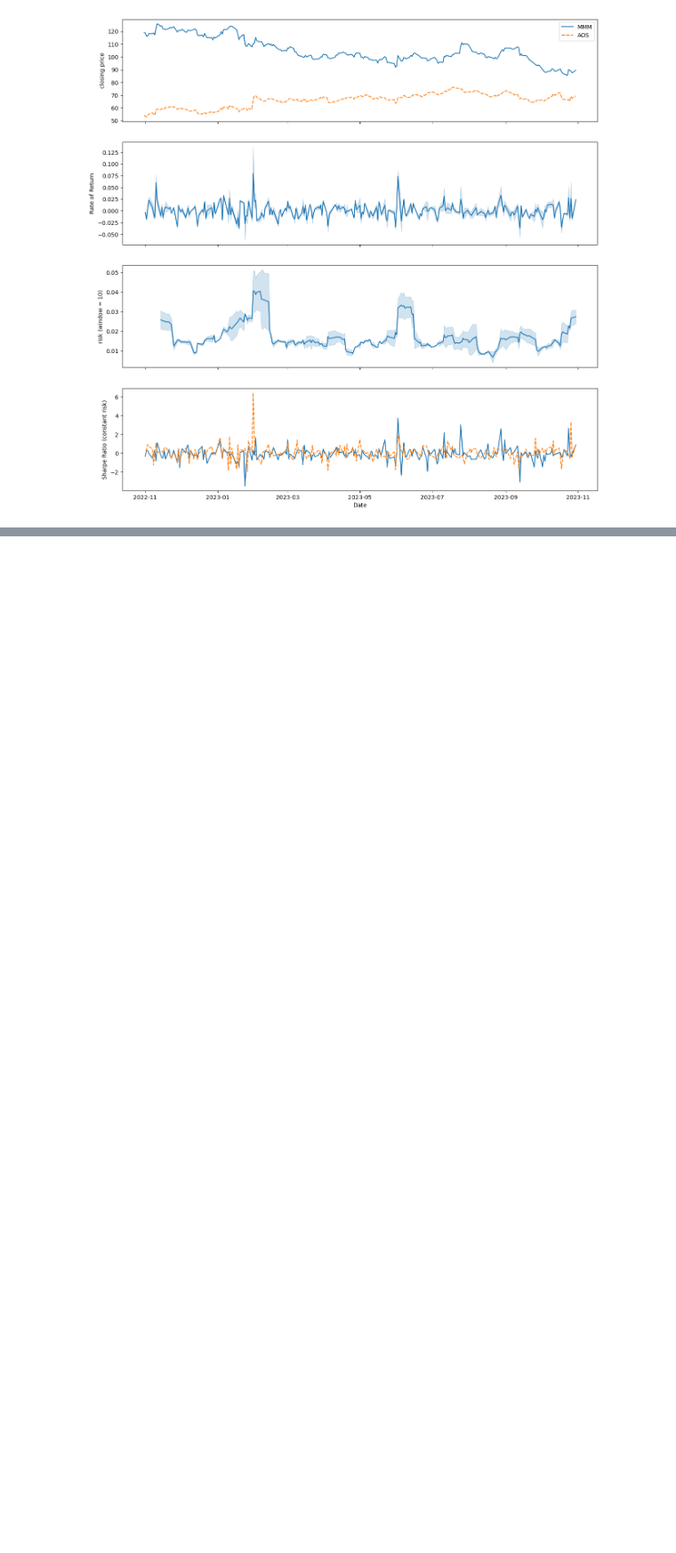
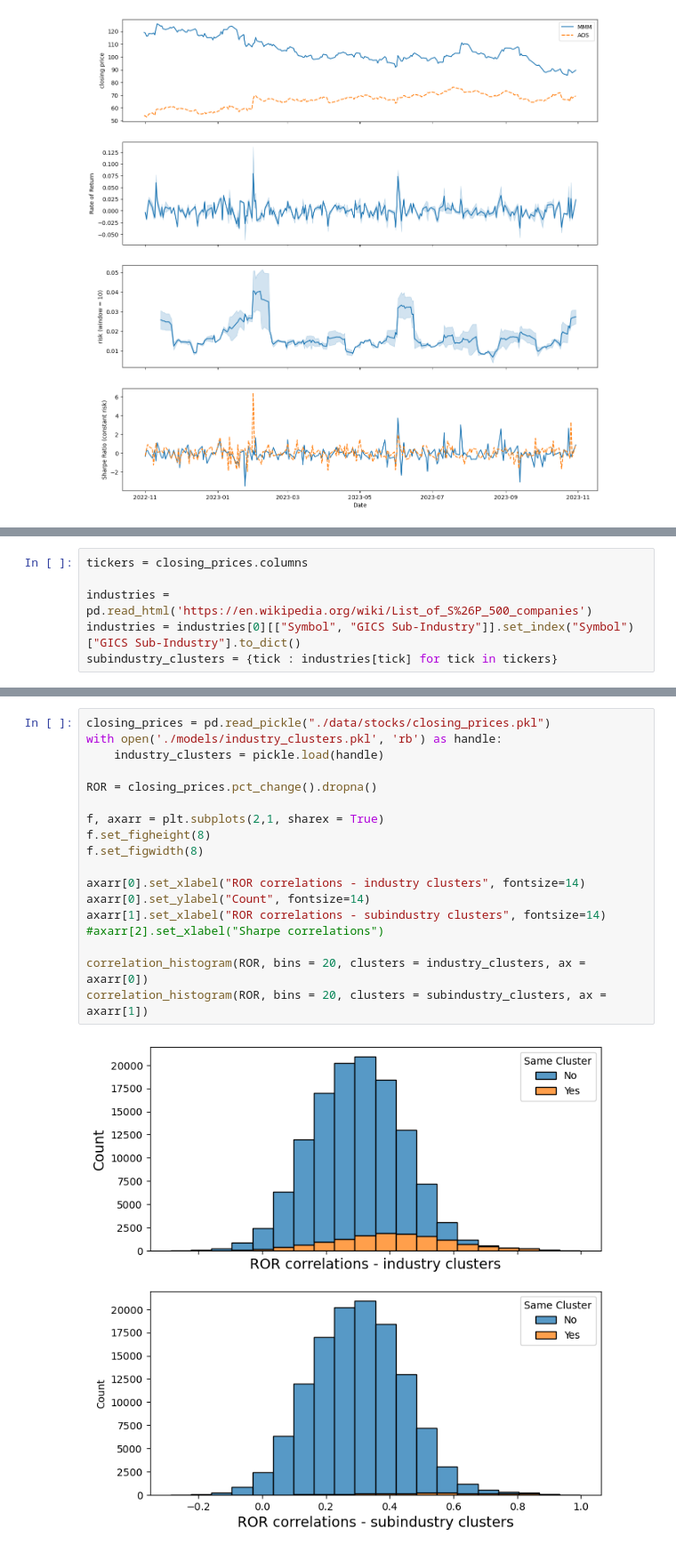
Before and after one commit to AssafBarNatan/SP500-clustering, a Jupyter notebook: EDA.ipynb, the cells around one changed output, grey strips where cells are left out. Shown at 89% size. Saved outputs shown, nothing was run; the diff lists cells and outputs as text; blank space fills up the shorter version.

Commit message:
adds a bit of industry subclusters to EDA

```diff
--- a/EDA.ipynb
+++ b/EDA.ipynb
@@ -474,0 +478,6 @@ y = axarr[3].set_ylabel("Sharpe Ratio (constant risk)")
+# %%
+tickers = closing_prices.columns
+
+industries = pd.read_html('https://en.wikipedia.org/wiki/List_of_S%26P_500_companies')
+industries = industries[0][["Symbol", "GICS Sub-Industry"]].set_index("Symbol")["GICS Sub-Industry"].to_dict()
+subindustry_clusters = {tick : industries[tick] for tick in tickers}
@@ -474,0 +497,20 @@ y = axarr[3].set_ylabel("Sharpe Ratio (constant risk)")
+# %%
+closing_prices = pd.read_pickle("./data/stocks/closing_prices.pkl")
+with open('./models/industry_clusters.pkl', 'rb') as handle:
+    industry_clusters = pickle.load(handle)
+
+ROR = closing_prices.pct_change().dropna()
+
+f, axarr = plt.subplots(2,1, sharex = True)
+f.set_figheight(8)
+f.set_figwidth(8)
+
+axarr[0].set_xlabel("ROR correlations - industry clusters", fontsize=14)
+axarr[0].set_ylabel("Count", fontsize=14)
+axarr[1].set_xlabel("ROR correlations - subindustry clusters", fontsize=14)
+#axarr[2].set_xlabel("Sharpe correlations")
+
+correlation_histogram(ROR, bins = 20, clusters = industry_clusters, ax = axarr[0])
+correlation_histogram(ROR, bins = 20, clusters = subindustry_clusters, ax = axarr[1])
+# %% [output]
+[figure, added]
```
Also changed, not shown: parts of 4 cells of this notebook.
